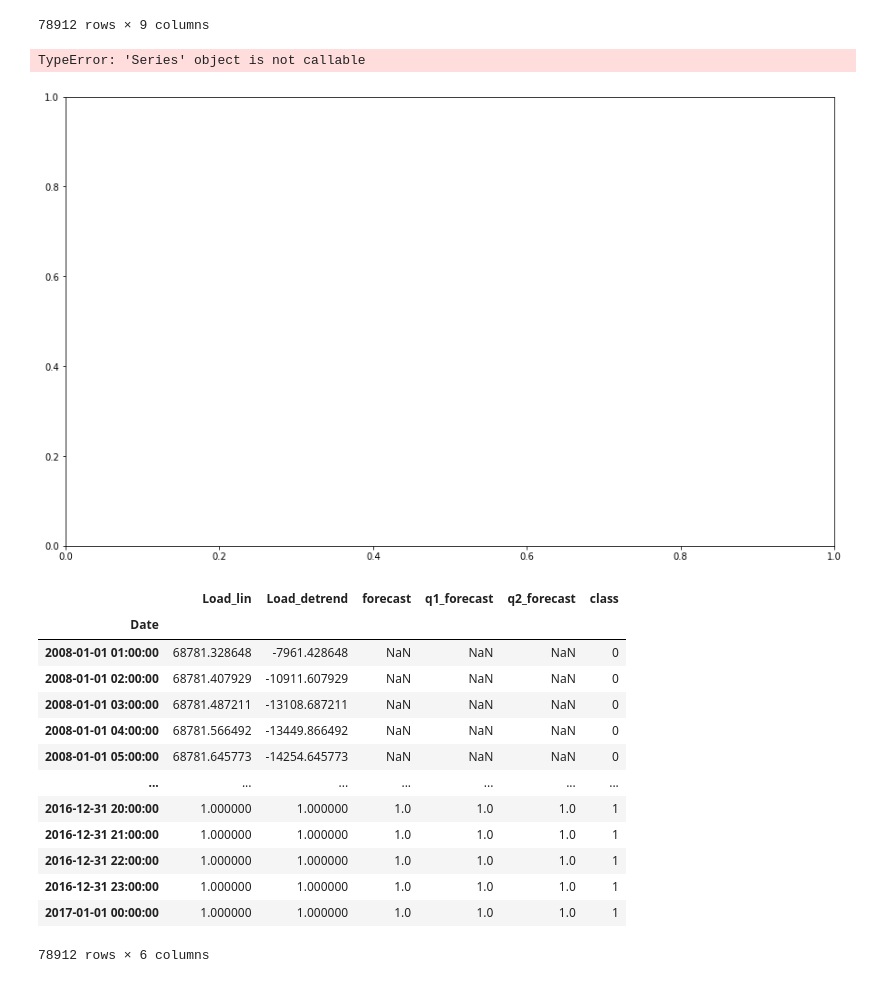
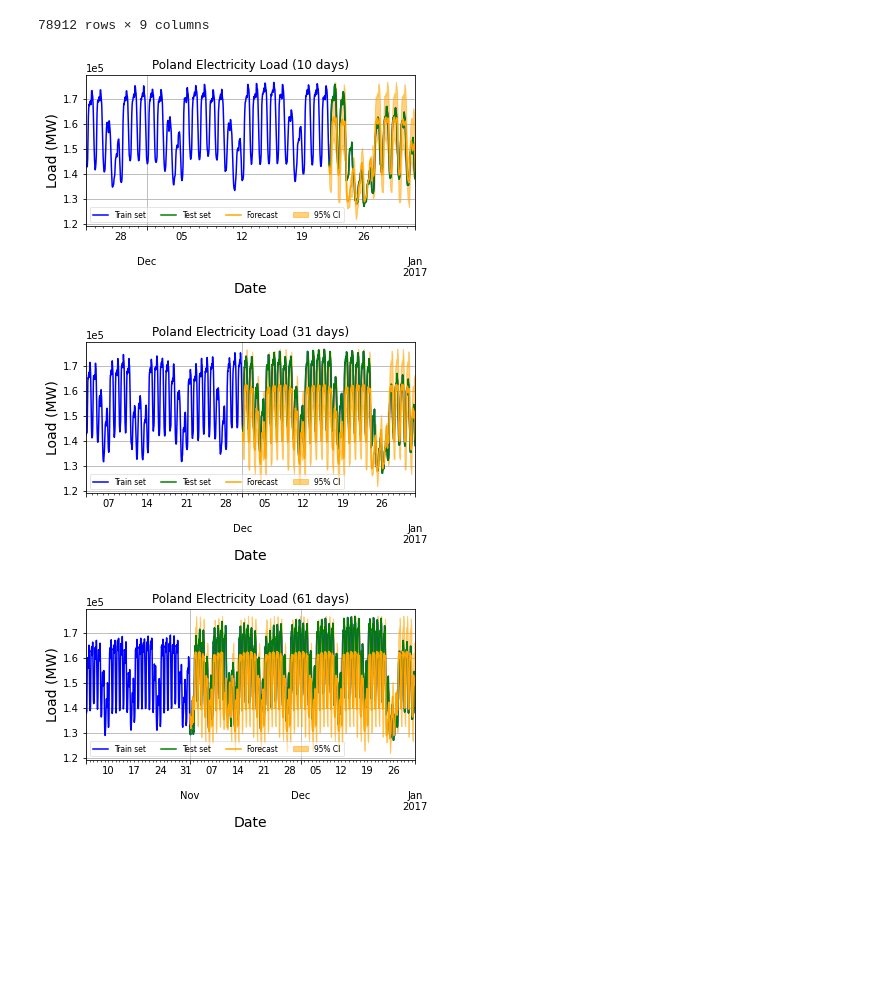
Before and after one commit to Nuelam9/Report-2, a Jupyter notebook: src/poland_fest.ipynb, the cells around one changed output. Saved outputs shown, nothing was run; the diff lists cells and outputs as text; code cells hidden in the pictures; blank space fills up the shorter version.

Commit message:
Added all three forecasting

```diff
--- a/src/poland_fest.ipynb
+++ b/src/poland_fest.ipynb
@@ -118,37 +143,33 @@ forecasting = np.concatenate((forecasting))
-# %%
-tmp = df[['Date', 'Load_lin', 'Load_detrend']].copy()
-n = len(forecasting) - len(test_set)
-
-tmp.loc[tmp.Date > cut_day,
-        ['forecast', 'q1_forecast', 'q2_forecast']] = forecasting[:-n, :]
-
-tmp.set_index('Date', inplace=True)
-date = pd.to_datetime(cut_day) - dt.timedelta(weeks=4)
-date_mask = tmp.index > date
-
-
-tmp.loc[date_mask, ['Load_detrend', 'forecast']].plot(figsize=(15, 9), grid=True, color='orange')
-plt.fill_between(x=tmp[date_mask].index, y1=tmp[date_mask].q1_forecast,
-                 y2=tmp[date_mask].q2_forecast, color='orange', alpha=0.5)
-
-#tmp.loc[date_mask, ['Date', 'q1_forecast', 'q1_forecast']].plot()
-# %% [output]
-TypeError: 'Series' object is not callable
-[figure, removed]
-# %%
-tmp
-# %% [output]
-|  | Load_lin | Load_detrend | forecast | q1_forecast | q2_forecast | class |
-| Date |  |  |  |  |  |  |
-| 2008-01-01 01:00:00 | 68781.328648 | -7961.428648 | NaN | NaN | NaN | 0 |
-| 2008-01-01 02:00:00 | 68781.407929 | -10911.607929 | NaN | NaN | NaN | 0 |
-| 2008-01-01 03:00:00 | 68781.487211 | -13108.687211 | NaN | NaN | NaN | 0 |
-| 2008-01-01 04:00:00 | 68781.566492 | -13449.866492 | NaN | NaN | NaN | 0 |
-| 2008-01-01 05:00:00 | 68781.645773 | -14254.645773 | NaN | NaN | NaN | 0 |
-| ... | ... | ... | ... | ... | ... | ... |
-| 2016-12-31 20:00:00 | 1.000000 | 1.000000 | 1.0 | 1.0 | 1.0 | 1 |
-| 2016-12-31 21:00:00 | 1.000000 | 1.000000 | 1.0 | 1.0 | 1.0 | 1 |
-| 2016-12-31 22:00:00 | 1.000000 | 1.000000 | 1.0 | 1.0 | 1.0 | 1 |
-| 2016-12-31 23:00:00 | 1.000000 | 1.000000 | 1.0 | 1.0 | 1.0 | 1 |
-| 2017-01-01 00:00:00 | 1.000000 | 1.000000 | 1.0 | 1.0 | 1.0 | 1 |
-78912 rows × 6 columns
+# %%
+def plot_psf_forecasting(df, cut_day, feature = 'Load'):
+
+    date = pd.to_datetime(cut_day) - dt.timedelta(weeks=4)
+    n_days = (pd.to_datetime(df.index[-1]) - pd.to_datetime(cut_day)).days
+    cut_mask = df.index > cut_day
+    date_mask = df.index > date
+
+    ax = latex_settings()
+    df.loc[date_mask, [feature]].plot(ax=ax, color='b')
+    df.loc[cut_mask, [feature, 'forecast']].plot(ax=ax,
+                                                         color=['g', 'orange'])
+    plt.fill_between(x=df[date_mask].index, y1=df[date_mask].q1_forecast,
+                    y2=df[date_mask].q2_forecast, color='orange', alpha=0.5)
+    plt.grid()
+    plt.ylabel('Load (MW)')
+    plt.ticklabel_format(axis="y", style="sci", scilimits=(0,0))
+    plt.title(f'Poland Electricity Load ({n_days} days)')
+    leg = plt.legend(loc="lower left", ncol=4, fancybox=True, framealpha=0.5,
+                     fontsize=7.5,
+                     labels=['Train set', 'Test set', 'Forecast', '95% CI'])
+
+    plt.savefig(f'../Images/PSF_forecasting_{n_days}days.png', dpi=800, transparent=True)
+# %%
+cut_dates = ['2016-12-22', '2016-12-01', '2016-11-01']
+
+for cut_date in cut_dates:
+    tmp = psf_forecasting(df, cut_day=cut_date)
+    plot_psf_forecasting(tmp, cut_date)
+# %% [output]
+[figure, added]
+[figure, added]
+[figure, added]
```
Also changed, not shown: parts of 2 cells of this notebook.
